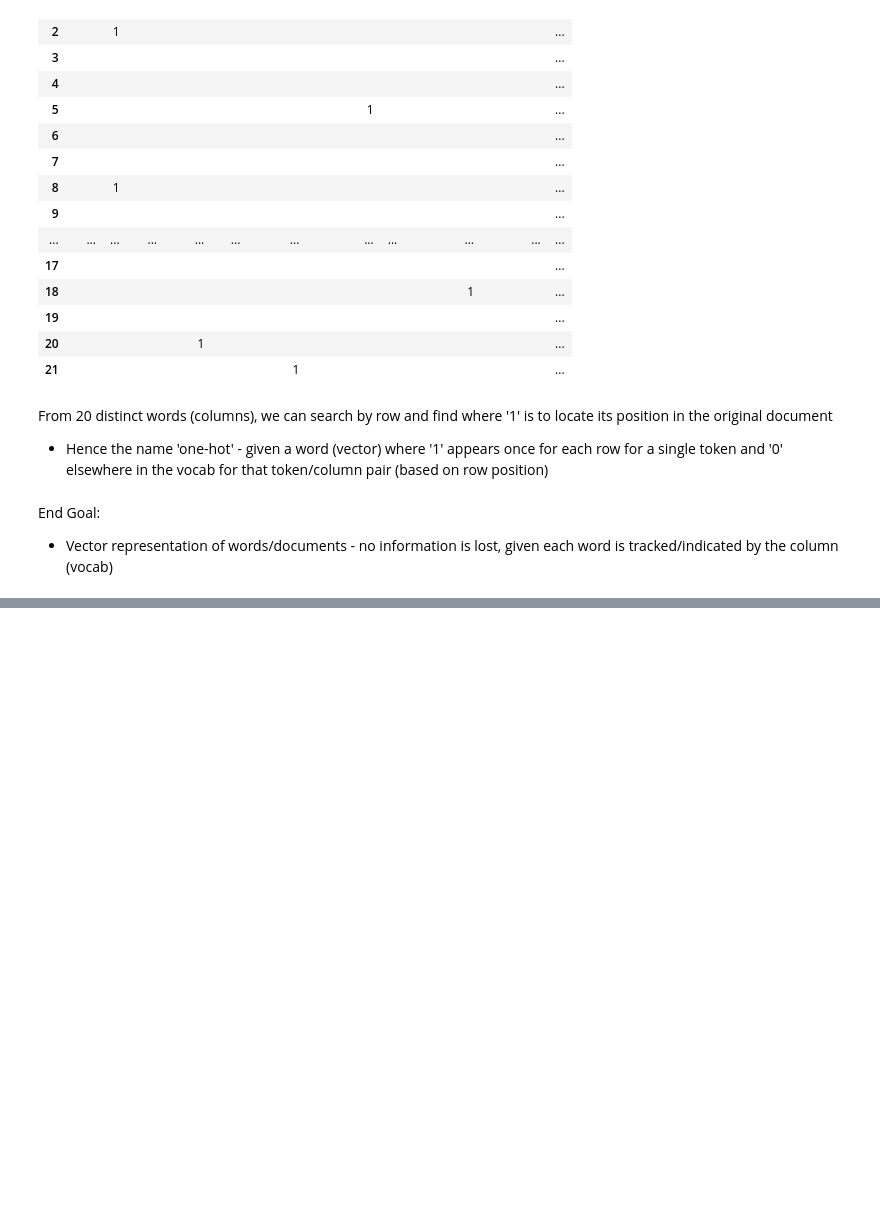
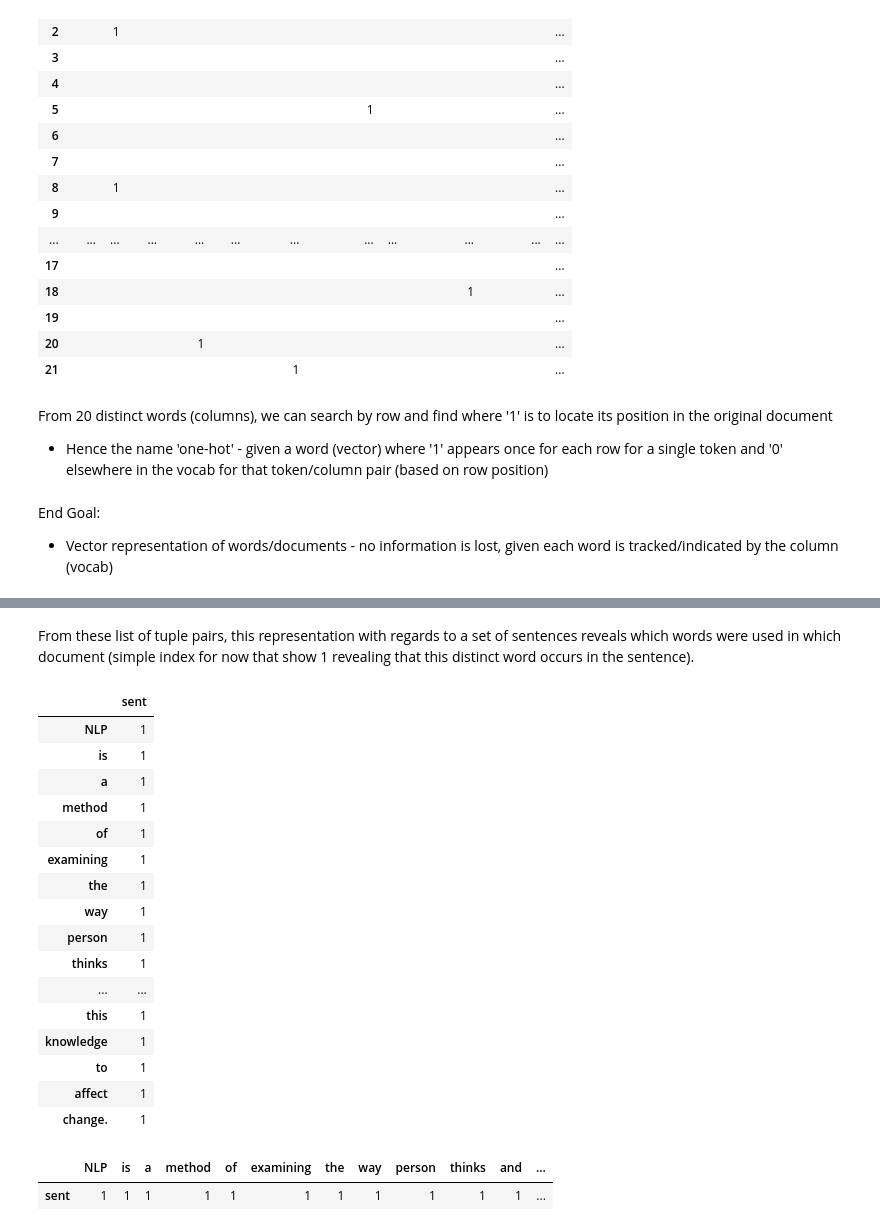
Before and after one commit to Shuaib-8/NLP-growth-hacking-project, a Jupyter notebook: task2-dict-based-sentiment-anal/build-vocab-tokenization-ex.ipynb, the cells around one changed output, grey strips where cells are left out. Drawn from its saved outputs; the diff is of its cells as text; code cells hidden in the pictures; blank space fills up the shorter version.

Commit message:
add binary bow and extended dataframe corpus representation in exercise

```diff
--- a/task2-dict-based-sentiment-anal/build-vocab-tokenization-ex.ipynb
+++ b/task2-dict-based-sentiment-anal/build-vocab-tokenization-ex.ipynb
@@ -206,0 +211,4 @@ End Goal:
+# %%
+sentence_bow = {}
+for token in sentence.split():
+    sentence_bow[token] = 1
@@ -206,0 +238,31 @@ End Goal:
+# %% [markdown]
+From these list of tuple pairs, this representation with regards to a set of sentences reveals which words were used in which document (simple index for now that show 1 revealing that this distinct word occurs in the sentence).
+# %%
+# Use pandas df to make a clearer representation
+df_bow = pd.DataFrame(pd.Series(dict([(token, 1) for token in sentence.split()])), columns=['sent'])
+# %%
+df_bow
+# %% [output]
+|  | sent |
+| NLP | 1 |
+| is | 1 |
+| a | 1 |
+| method | 1 |
+| of | 1 |
+| examining | 1 |
+| the | 1 |
+| way | 1 |
+| person | 1 |
+| thinks | 1 |
+| ... | ... |
+| this | 1 |
+| knowledge | 1 |
+| to | 1 |
+| affect | 1 |
+| change. | 1 |
+# %%
+# Transpose this to make turn into a format similar to a matrix
+df_bow.T
+# %% [output]
+|  | NLP | is | a | method | of | examining | the | way | person | thinks | and | ... |
+| sent | 1 | 1 | 1 | 1 | 1 | 1 | 1 | 1 | 1 | 1 | 1 | ... |
```
Also changed, not shown: parts of 3 cells of this notebook.
